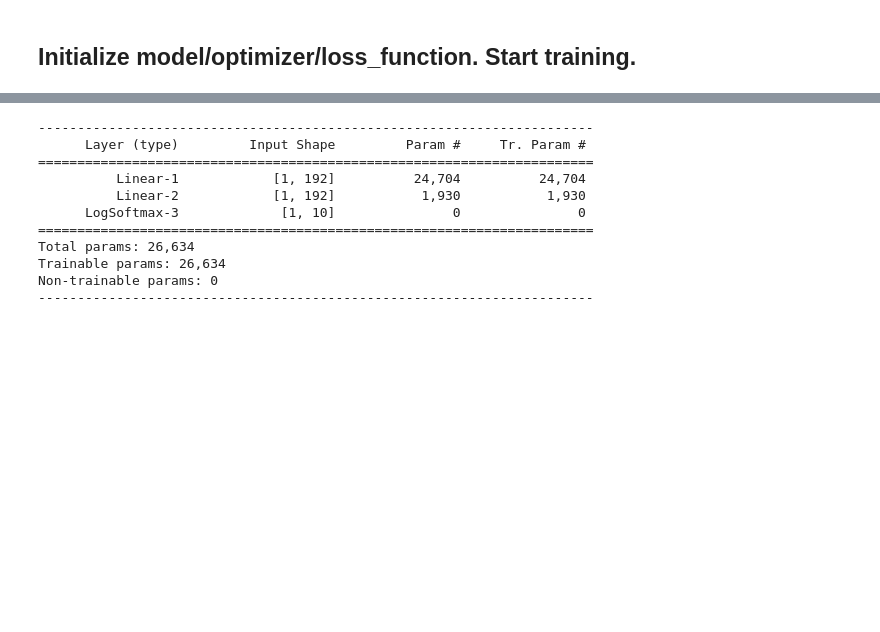
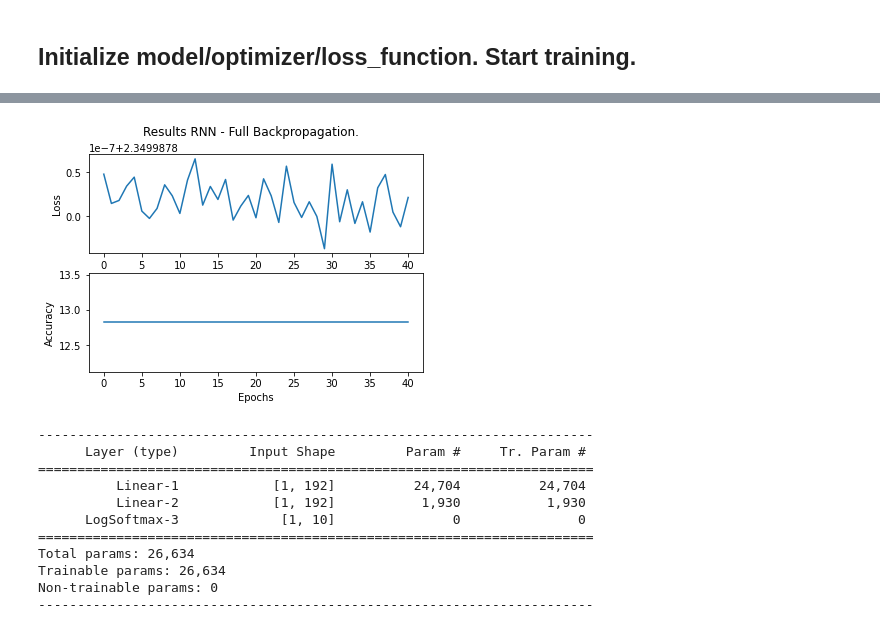
Before and after one commit to wiebetimmers/thesis_project, a Jupyter notebook: main.ipynb, the cells around one changed output, grey strips where cells are left out. Cells and saved outputs as stored; diff of their text form; code cells hidden in the pictures; blank space fills up the shorter version.

```diff
--- a/main.ipynb
+++ b/main.ipynb
@@ -289,0 +409,8 @@ Epoch: 16 - Loss of: 21.824908700670516 - Accuracy of: 95.14286041259766
+# %%
+# Perform training on the MNIST dataset
+model_mnist = RNN(INPUT_SIZE_MNIST, n_hidden, n_labels, dataset_MNIST = True)
+optimizer = optim.SGD([p for p in model.parameters() if p.requires_grad == True], lr=0.1, momentum=0.9)
+loss_function_mnist = nn.NLLLoss(reduction='sum') # Mean is also possible.
+
+trained_model_mnist = training(model_mnist, train_loader_mnist, val_loader_mnist, n_epochs, optimizer, loss_function_mnist, max_loss_iter)
+# %% [output]
@@ -290,3 +434,4 @@ Epoch: 16 - Loss of: 21.824908700670516 - Accuracy of: 95.14286041259766
+[figure, added]
 # %%
 # Summary of the RNN model:
 print(summary(model, torch.zeros(1, 64), model.initHidden(), show_input=True, show_hierarchical=False))
```
Also changed, not shown: parts of 17 cells of this notebook.
